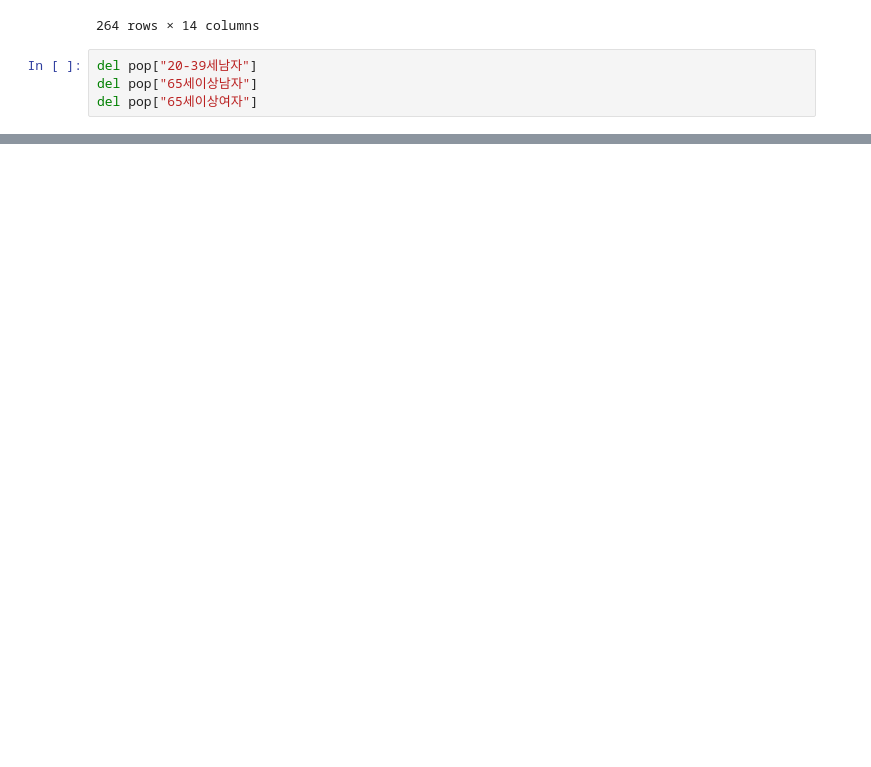
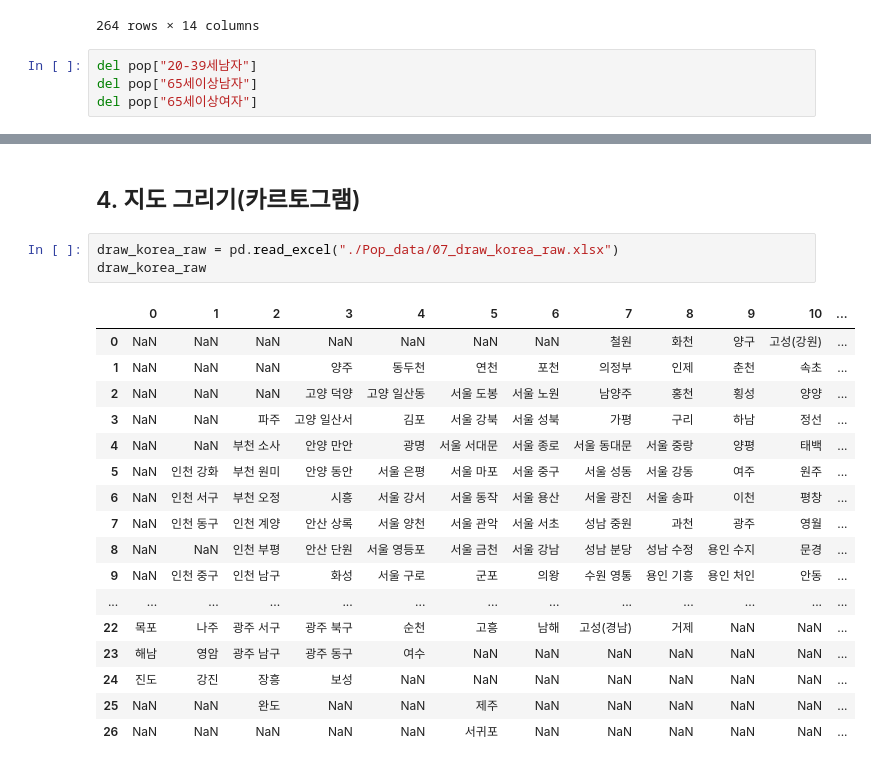
Before and after one commit to wlstmd1004v/Data_Practice, a Jupyter notebook: Population.ipynb, the cells around one changed output, grey strips where cells are left out. Cells and saved outputs as stored; diff of their text form; blank space fills up the shorter version.

Commit message:
카르토그램으로 인구현황 시각화

```diff
--- a/Population.ipynb
+++ b/Population.ipynb
@@ -576,3 +576,26 @@ pop.head()
 | 2 | 강원도 | 동해시 | 9753.0 | 21264.0 | 15097.0 | 47166.0 | 46131.0 | 93297.0 | 1.292045 | False | 동해 |
 | 3 | 강원도 | 삼척시 | 7115.0 | 15823.0 | 14571.0 | 35253.0 | 34346.0 | 69599.0 | 0.976597 | True | 삼척 |
 | 4 | 강원도 | 속초시 | 8752.0 | 18708.0 | 12726.0 | 40288.0 | 41505.0 | 81793.0 | 1.375452 | False | 속초 |
+# %% [markdown]
+## 4. 지도 그리기(카르토그램)
+# %%
+draw_korea_raw = pd.read_excel("./Pop_data/07_draw_korea_raw.xlsx")
+draw_korea_raw
+# %% [output]
+|  | 0 | 1 | 2 | 3 | 4 | 5 | 6 | 7 | 8 | 9 | 10 | ... |
+| 0 | NaN | NaN | NaN | NaN | NaN | NaN | NaN | 철원 | 화천 | 양구 | 고성(강원) | ... |
+| 1 | NaN | NaN | NaN | 양주 | 동두천 | 연천 | 포천 | 의정부 | 인제 | 춘천 | 속초 | ... |
+| 2 | NaN | NaN | NaN | 고양 덕양 | 고양 일산동 | 서울 도봉 | 서울 노원 | 남양주 | 홍천 | 횡성 | 양양 | ... |
+| 3 | NaN | NaN | 파주 | 고양 일산서 | 김포 | 서울 강북 | 서울 성북 | 가평 | 구리 | 하남 | 정선 | ... |
+| 4 | NaN | NaN | 부천 소사 | 안양 만안 | 광명 | 서울 서대문 | 서울 종로 | 서울 동대문 | 서울 중랑 | 양평 | 태백 | ... |
+| 5 | NaN | 인천 강화 | 부천 원미 | 안양 동안 | 서울 은평 | 서울 마포 | 서울 중구 | 서울 성동 | 서울 강동 | 여주 | 원주 | ... |
+| 6 | NaN | 인천 서구 | 부천 오정 | 시흥 | 서울 강서 | 서울 동작 | 서울 용산 | 서울 광진 | 서울 송파 | 이천 | 평창 | ... |
+| 7 | NaN | 인천 동구 | 인천 계양 | 안산 상록 | 서울 양천 | 서울 관악 | 서울 서초 | 성남 중원 | 과천 | 광주 | 영월 | ... |
+| 8 | NaN | NaN | 인천 부평 | 안산 단원 | 서울 영등포 | 서울 금천 | 서울 강남 | 성남 분당 | 성남 수정 | 용인 수지 | 문경 | ... |
+| 9 | NaN | 인천 중구 | 인천 남구 | 화성 | 서울 구로 | 군포 | 의왕 | 수원 영통 | 용인 기흥 | 용인 처인 | 안동 | ... |
+| ... | ... | ... | ... | ... | ... | ... | ... | ... | ... | ... | ... | ... |
+| 22 | 목포 | 나주 | 광주 서구 | 광주 북구 | 순천 | 고흥 | 남해 | 고성(경남) | 거제 | NaN | NaN | ... |
+| 23 | 해남 | 영암 | 광주 남구 | 광주 동구 | 여수 | NaN | NaN | NaN | NaN | NaN | NaN | ... |
+| 24 | 진도 | 강진 | 장흥 | 보성 | NaN | NaN | NaN | NaN | NaN | NaN | NaN | ... |
+| 25 | NaN | NaN | 완도 | NaN | NaN | 제주 | NaN | NaN | NaN | NaN | NaN | ... |
+| 26 | NaN | NaN | NaN | NaN | NaN | 서귀포 | NaN | NaN | NaN | NaN | NaN | ... |
```
Also changed, not shown: parts of 34 cells of this notebook, 3 other files.
